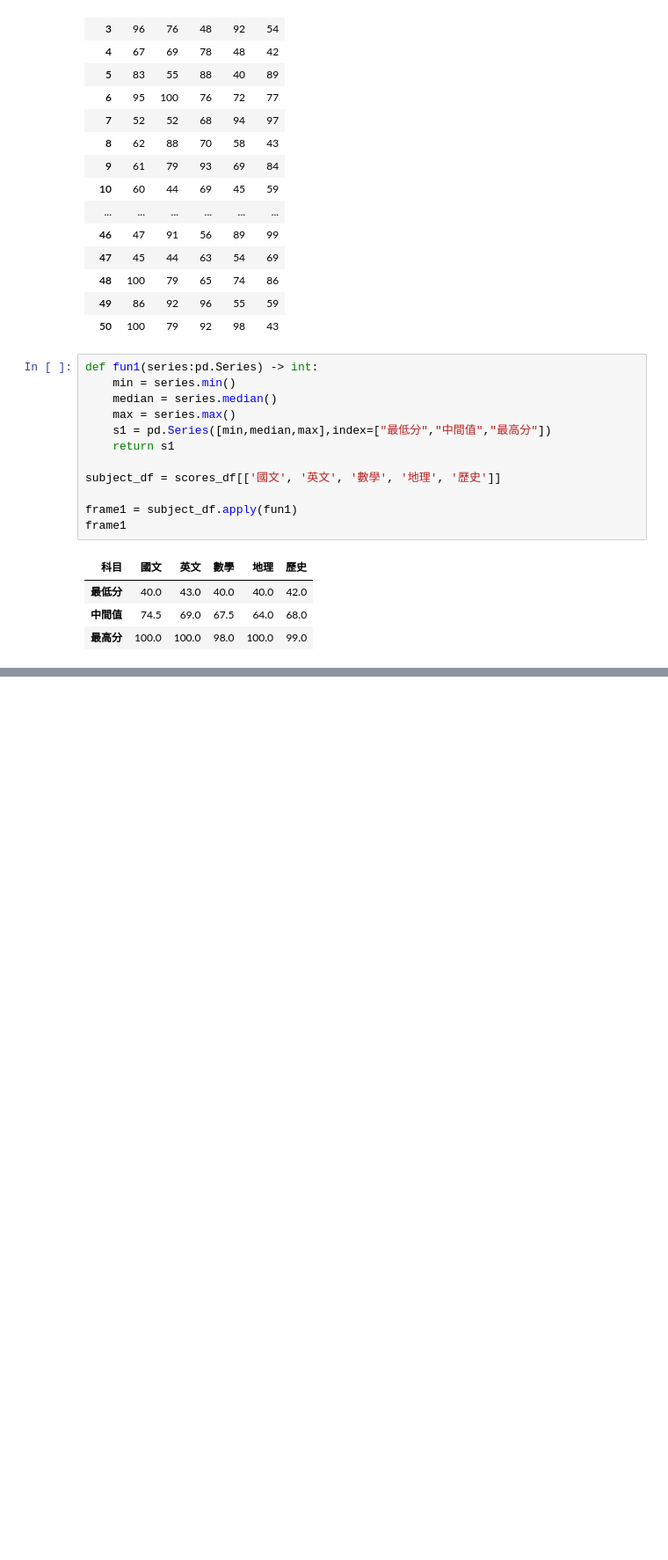
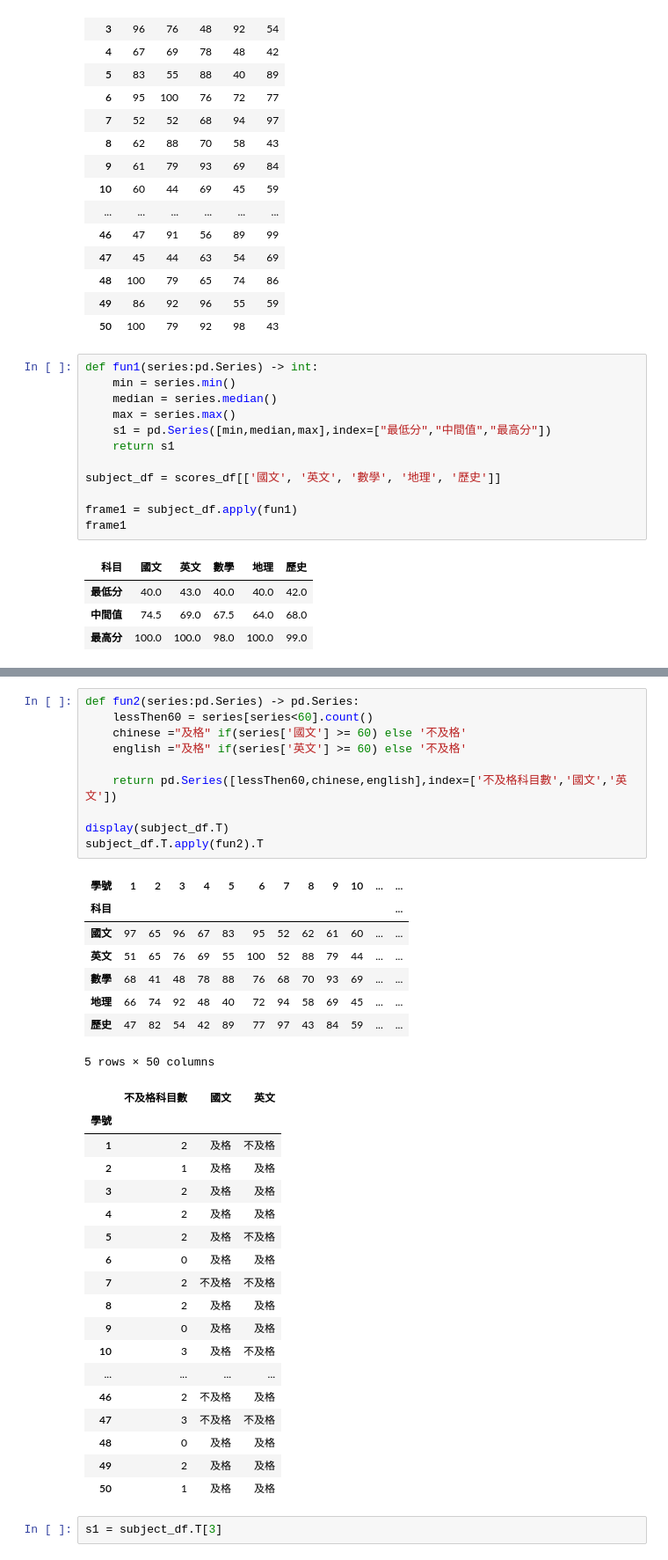
Before and after one commit to PixyChiou/__112_python_chihlee__Pixy, a Jupyter notebook: lesson16_1.ipynb, the cells around one changed output, grey strips where cells are left out. Shown at 88% size. Saved outputs shown, nothing was run; the diff lists cells and outputs as text; blank space fills up the shorter version.

```diff
--- a/lesson16_1.ipynb
+++ b/lesson16_1.ipynb
@@ -95 +95,40 @@ subject_df.T.apply(fun2)
 1 rows × 50 columns
+# %%
+def fun2(series:pd.Series) -> pd.Series:
+    lessThen60 = series[series<60].count()
+    chinese ="及格" if(series['國文'] >= 60) else '不及格'
+    english ="及格" if(series['英文'] >= 60) else '不及格'
+
+    return pd.Series([lessThen60,chinese,english],index=['不及格科目數','國文','英文'])
+
+display(subject_df.T)
+subject_df.T.apply(fun2).T
+# %% [output]
+| 學號 | 1 | 2 | 3 | 4 | 5 | 6 | 7 | 8 | 9 | 10 | ... | ... |
+| 科目 |  |  |  |  |  |  |  |  |  |  |  | ... |
+| 國文 | 97 | 65 | 96 | 67 | 83 | 95 | 52 | 62 | 61 | 60 | ... | ... |
+| 英文 | 51 | 65 | 76 | 69 | 55 | 100 | 52 | 88 | 79 | 44 | ... | ... |
+| 數學 | 68 | 41 | 48 | 78 | 88 | 76 | 68 | 70 | 93 | 69 | ... | ... |
+| 地理 | 66 | 74 | 92 | 48 | 40 | 72 | 94 | 58 | 69 | 45 | ... | ... |
+| 歷史 | 47 | 82 | 54 | 42 | 89 | 77 | 97 | 43 | 84 | 59 | ... | ... |
+5 rows × 50 columns
+|  | 不及格科目數 | 國文 | 英文 |
+| 學號 |  |  |  |
+| 1 | 2 | 及格 | 不及格 |
+| 2 | 1 | 及格 | 及格 |
+| 3 | 2 | 及格 | 及格 |
+| 4 | 2 | 及格 | 及格 |
+| 5 | 2 | 及格 | 不及格 |
+| 6 | 0 | 及格 | 及格 |
+| 7 | 2 | 不及格 | 不及格 |
+| 8 | 2 | 及格 | 及格 |
+| 9 | 0 | 及格 | 及格 |
+| 10 | 3 | 及格 | 不及格 |
+| ... | ... | ... | ... |
+| 46 | 2 | 不及格 | 及格 |
+| 47 | 3 | 不及格 | 不及格 |
+| 48 | 0 | 及格 | 及格 |
+| 49 | 2 | 及格 | 及格 |
+| 50 | 1 | 及格 | 及格 |
+# %%
+s1 = subject_df.T[3]
```
Also changed, not shown: parts of 1 cell of this notebook.
